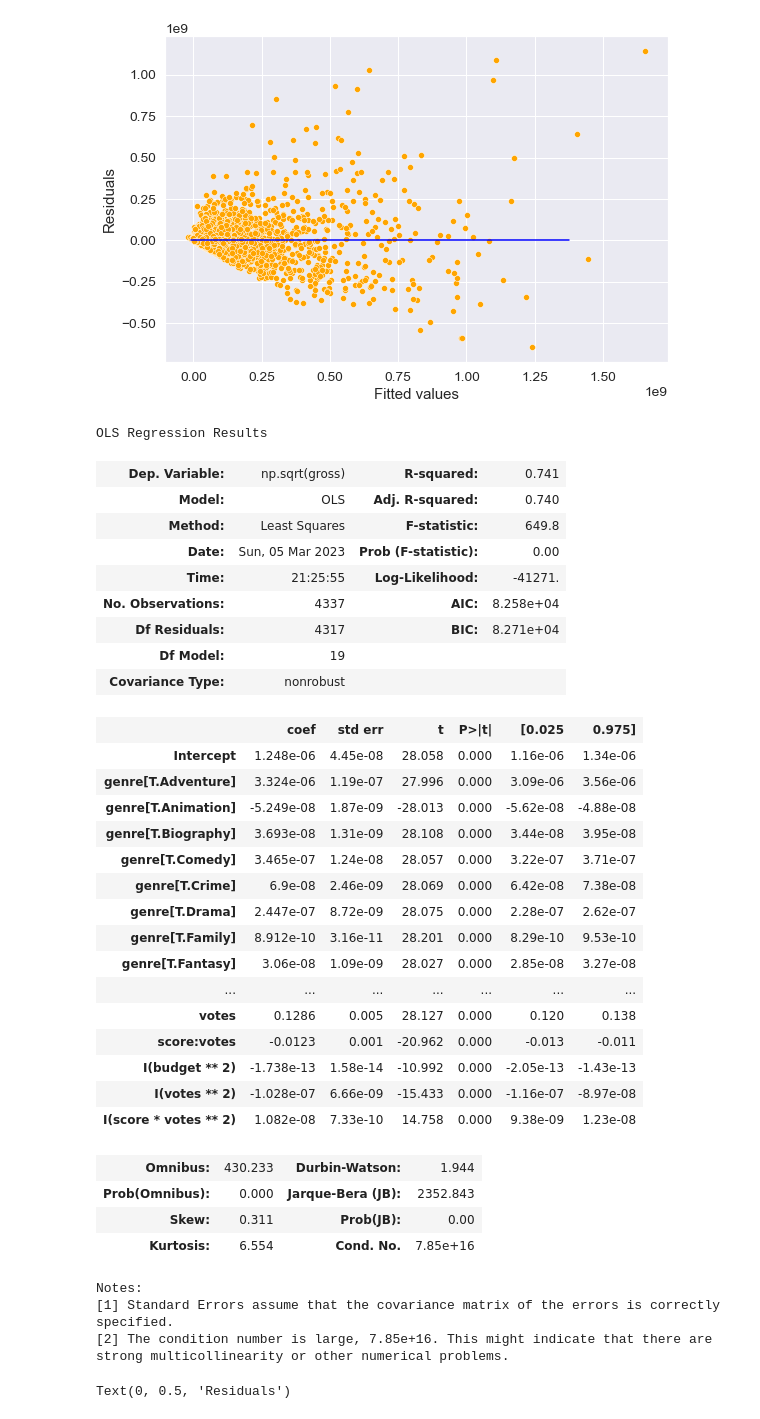
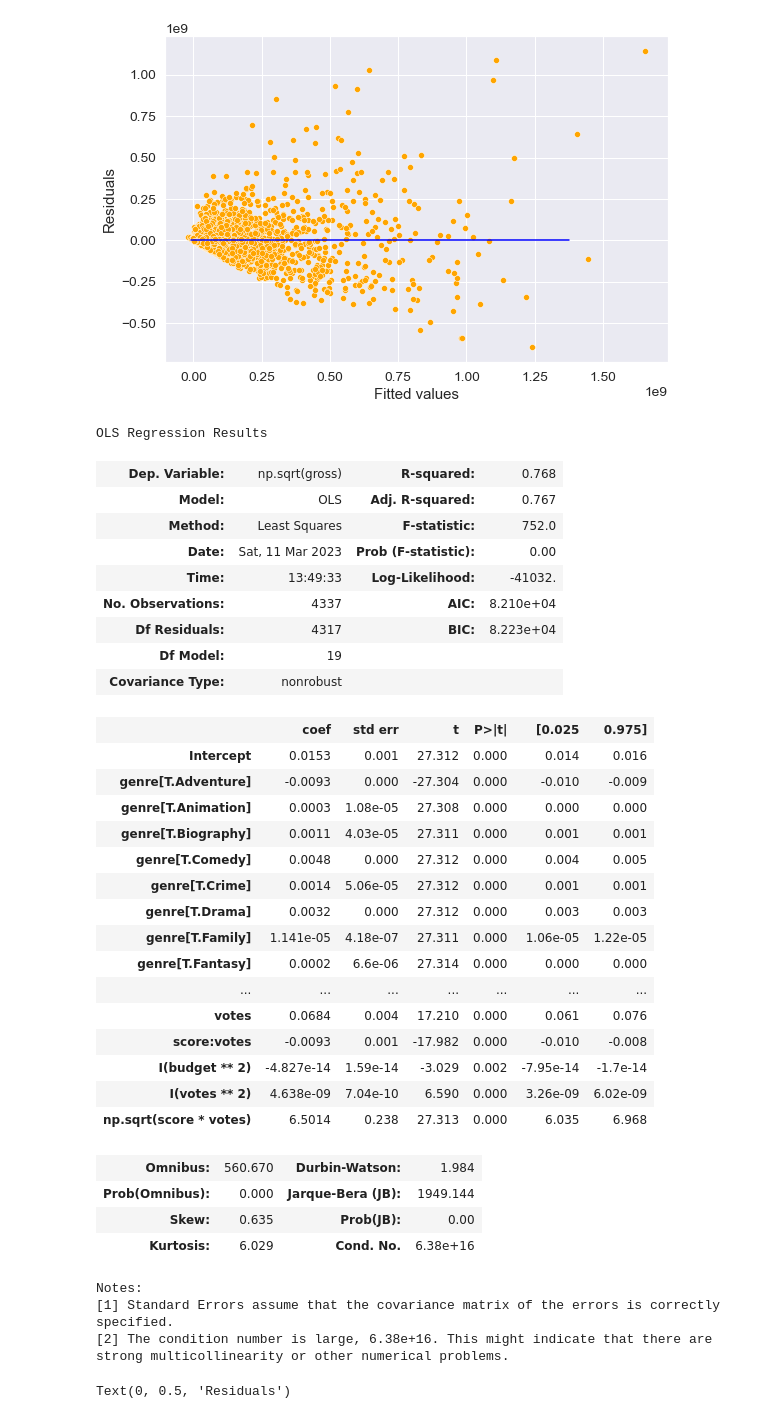
Before and after one commit to isabelgabrielaknight/final-project-303-2, a Jupyter notebook: final_model.ipynb, the cells around one changed output. Saved outputs shown, nothing was run; the diff lists cells and outputs as text; code cells hidden in the pictures.

```diff
--- a/final_model.ipynb
+++ b/final_model.ipynb
@@ -622,43 +593,43 @@ Text(0, 0.5, 'Residuals')
 [figure]
 # %%
 # sqrt of the response variable
-ols_object = smf.ols(formula = 'np.sqrt(gross)~budget*genre+score*votes+rating+decade*genre+I(budget**2)+I(votes**2)+I(score*votes**2)', data = train)
+ols_object = smf.ols(formula = 'np.sqrt(gross)~budget*genre+score*votes+rating+decade*genre+I(budget**2)+I(votes**2)+np.sqrt(score*votes)', data = train)
 model_sqrt = ols_object.fit()
 model_sqrt.summary()
 # %% [output]
 OLS Regression Results
-| Dep. Variable: | np.sqrt(gross) | R-squared: | 0.741 |
-| Model: | OLS | Adj. R-squared: | 0.740 |
-| Method: | Least Squares | F-statistic: | 649.8 |
-| Date: | Sun, 05 Mar 2023 | Prob (F-statistic): | 0.00 |
-| Time: | 21:25:55 | Log-Likelihood: | -41271. |
-| No. Observations: | 4337 | AIC: | 8.258e+04 |
-| Df Residuals: | 4317 | BIC: | 8.271e+04 |
+| Dep. Variable: | np.sqrt(gross) | R-squared: | 0.768 |
+| Model: | OLS | Adj. R-squared: | 0.767 |
+| Method: | Least Squares | F-statistic: | 752.0 |
+| Date: | Sat, 11 Mar 2023 | Prob (F-statistic): | 0.00 |
+| Time: | 13:49:33 | Log-Likelihood: | -41032. |
+| No. Observations: | 4337 | AIC: | 8.210e+04 |
+| Df Residuals: | 4317 | BIC: | 8.223e+04 |
 | Df Model: | 19 |  |  |
 | Covariance Type: | nonrobust |  |  |
 |  | coef | std err | t | P>|t| | [0.025 | 0.975] |
-| Intercept | 1.248e-06 | 4.45e-08 | 28.058 | 0.000 | 1.16e-06 | 1.34e-06 |
-| genre[T.Adventure] | 3.324e-06 | 1.19e-07 | 27.996 | 0.000 | 3.09e-06 | 3.56e-06 |
-| genre[T.Animation] | -5.249e-08 | 1.87e-09 | -28.013 | 0.000 | -5.62e-08 | -4.88e-08 |
-| genre[T.Biography] | 3.693e-08 | 1.31e-09 | 28.108 | 0.000 | 3.44e-08 | 3.95e-08 |
-| genre[T.Comedy] | 3.465e-07 | 1.24e-08 | 28.057 | 0.000 | 3.22e-07 | 3.71e-07 |
-| genre[T.Crime] | 6.9e-08 | 2.46e-09 | 28.069 | 0.000 | 6.42e-08 | 7.38e-08 |
-| genre[T.Drama] | 2.447e-07 | 8.72e-09 | 28.075 | 0.000 | 2.28e-07 | 2.62e-07 |
-| genre[T.Family] | 8.912e-10 | 3.16e-11 | 28.201 | 0.000 | 8.29e-10 | 9.53e-10 |
-| genre[T.Fantasy] | 3.06e-08 | 1.09e-09 | 28.027 | 0.000 | 2.85e-08 | 3.27e-08 |
+| Intercept | 0.0153 | 0.001 | 27.312 | 0.000 | 0.014 | 0.016 |
+| genre[T.Adventure] | -0.0093 | 0.000 | -27.304 | 0.000 | -0.010 | -0.009 |
+| genre[T.Animation] | 0.0003 | 1.08e-05 | 27.308 | 0.000 | 0.000 | 0.000 |
+| genre[T.Biography] | 0.0011 | 4.03e-05 | 27.311 | 0.000 | 0.001 | 0.001 |
+| genre[T.Comedy] | 0.0048 | 0.000 | 27.312 | 0.000 | 0.004 | 0.005 |
+| genre[T.Crime] | 0.0014 | 5.06e-05 | 27.312 | 0.000 | 0.001 | 0.001 |
+| genre[T.Drama] | 0.0032 | 0.000 | 27.312 | 0.000 | 0.003 | 0.003 |
+| genre[T.Family] | 1.141e-05 | 4.18e-07 | 27.311 | 0.000 | 1.06e-05 | 1.22e-05 |
+| genre[T.Fantasy] | 0.0002 | 6.6e-06 | 27.314 | 0.000 | 0.000 | 0.000 |
 | ... | ... | ... | ... | ... | ... | ... |
-| votes | 0.1286 | 0.005 | 28.127 | 0.000 | 0.120 | 0.138 |
-| score:votes | -0.0123 | 0.001 | -20.962 | 0.000 | -0.013 | -0.011 |
-| I(budget ** 2) | -1.738e-13 | 1.58e-14 | -10.992 | 0.000 | -2.05e-13 | -1.43e-13 |
-| I(votes ** 2) | -1.028e-07 | 6.66e-09 | -15.433 | 0.000 | -1.16e-07 | -8.97e-08 |
-| I(score * votes ** 2) | 1.082e-08 | 7.33e-10 | 14.758 | 0.000 | 9.38e-09 | 1.23e-08 |
+| votes | 0.0684 | 0.004 | 17.210 | 0.000 | 0.061 | 0.076 |
+| score:votes | -0.0093 | 0.001 | -17.982 | 0.000 | -0.010 | -0.008 |
+| I(budget ** 2) | -4.827e-14 | 1.59e-14 | -3.029 | 0.002 | -7.95e-14 | -1.7e-14 |
+| I(votes ** 2) | 4.638e-09 | 7.04e-10 | 6.590 | 0.000 | 3.26e-09 | 6.02e-09 |
+| np.sqrt(score * votes) | 6.5014 | 0.238 | 27.313 | 0.000 | 6.035 | 6.968 |
-| Omnibus: | 430.233 | Durbin-Watson: | 1.944 |
-| Prob(Omnibus): | 0.000 | Jarque-Bera (JB): | 2352.843 |
-| Skew: | 0.311 | Prob(JB): | 0.00 |
-| Kurtosis: | 6.554 | Cond. No. | 7.85e+16 |
+| Omnibus: | 560.670 | Durbin-Watson: | 1.984 |
+| Prob(Omnibus): | 0.000 | Jarque-Bera (JB): | 1949.144 |
+| Skew: | 0.635 | Prob(JB): | 0.00 |
+| Kurtosis: | 6.029 | Cond. No. | 6.38e+16 |
 Notes:
 [1] Standard Errors assume that the covariance matrix of the errors is correctly specified.
-[2] The condition number is large, 7.85e+16. This might indicate that there are
+[2] The condition number is large, 6.38e+16. This might indicate that there are
 strong multicollinearity or other numerical problems.
 # %%
 # sqrt model
```
Also changed, not shown: parts of 9 cells of this notebook.
